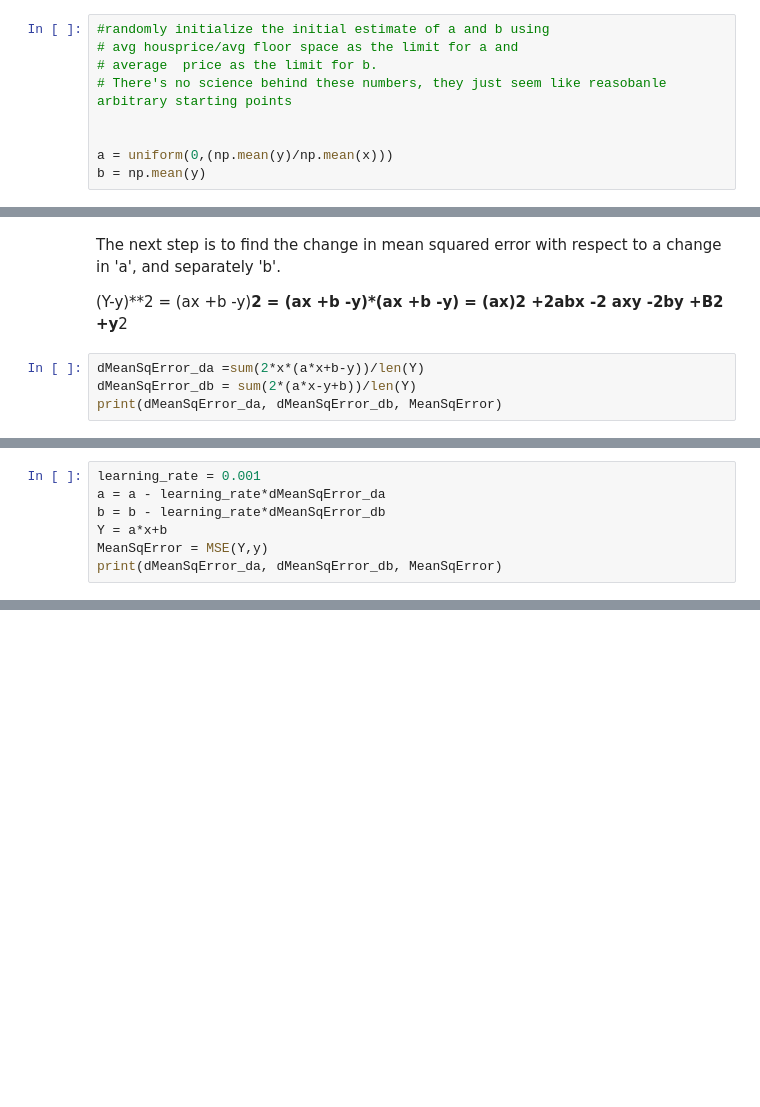
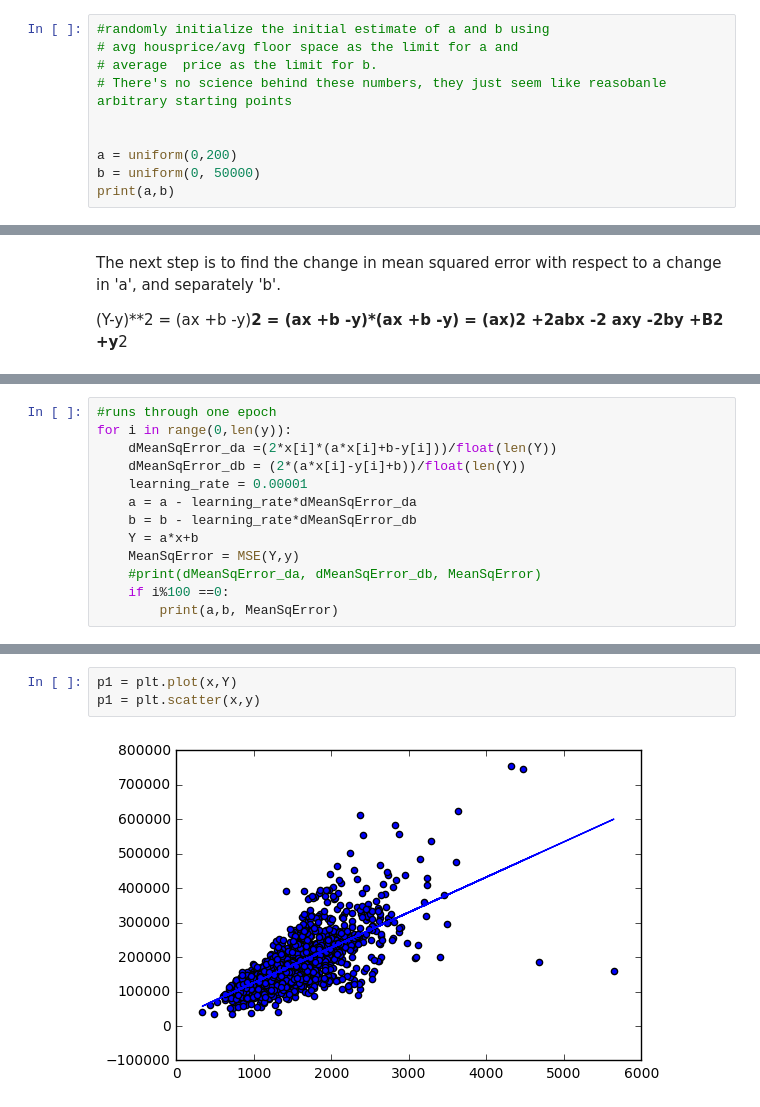
Before and after one commit to mzed86/gradient-descent, a Jupyter notebook: Reg.ipynb, the cells around one changed output, grey strips where cells are left out. Drawn from its saved outputs; the diff is of its cells as text; blank space fills up the shorter version.

```diff
--- a/Reg.ipynb
+++ b/Reg.ipynb
@@ -33,5 +33,6 @@ There is a linear relationship between Ground Living Area (GrLivArea). Let us de
 # There's no science behind these numbers, they just seem like reasobanle arbitrary starting points
 
 
-a = uniform(0,(np.mean(y)/np.mean(x)))
-b = np.mean(y)
+a = uniform(0,200)
+b = uniform(0, 50000)
+print(a,b)
@@ -57,7 +63,3 @@ The next step is to find the change in mean squared error with respect to a chan
 (Y-y)**2 = (ax +b -y)**2
 	= (ax +b -y)*(ax +b -y)
 	= (ax)**2 +2abx -2 axy -2by +B**2 +y**2
-# %%
-dMeanSqError_da =sum(2*x*(a*x+b-y))/len(Y)
-dMeanSqError_db = sum(2*(a*x-y+b))/len(Y)
-print(dMeanSqError_da, dMeanSqError_db, MeanSqError)
@@ -66,8 +66,14 @@ print(dMeanSqError_da, dMeanSqError_db, MeanSqError)
 # %%
-learning_rate = 0.001
-a = a - learning_rate*dMeanSqError_da
-b = b - learning_rate*dMeanSqError_db
-Y = a*x+b
-MeanSqError = MSE(Y,y)
-print(dMeanSqError_da, dMeanSqError_db, MeanSqError)
+#runs through one epoch
+for i in range(0,len(y)):
+    dMeanSqError_da =(2*x[i]*(a*x[i]+b-y[i]))/float(len(Y))
+    dMeanSqError_db = (2*(a*x[i]-y[i]+b))/float(len(Y))
+    learning_rate = 0.00001
+    a = a - learning_rate*dMeanSqError_da
+    b = b - learning_rate*dMeanSqError_db
+    Y = a*x+b
+    MeanSqError = MSE(Y,y)
+    #print(dMeanSqError_da, dMeanSqError_db, MeanSqError)
+    if i%100 ==0:
+        print(a,b, MeanSqError)
 # %% [output]
@@ -74,0 +95,5 @@ print(dMeanSqError_da, dMeanSqError_db, MeanSqError)
+# %%
+p1 = plt.plot(x,Y)
+p1 = plt.scatter(x,y)
+# %% [output]
+[figure, added]
```
Also changed, not shown: parts of 4 cells of this notebook.
